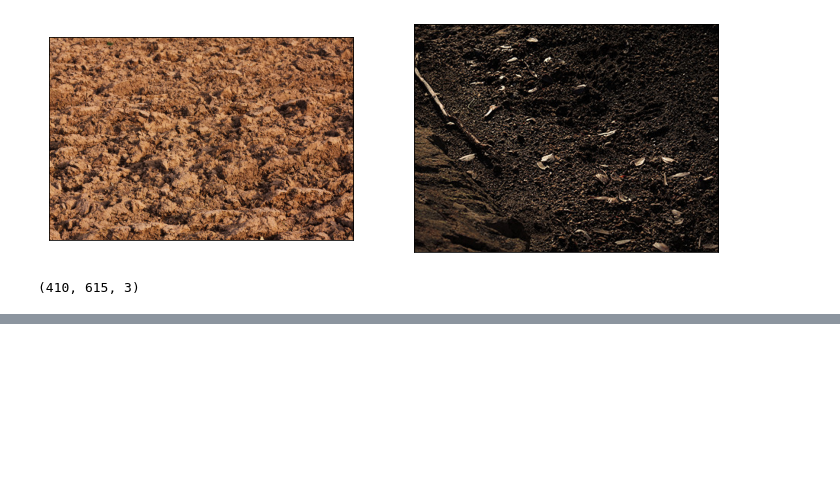
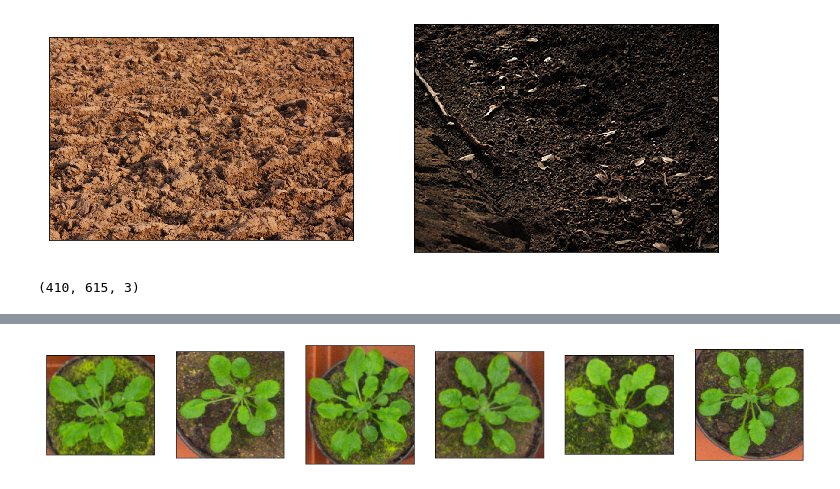
Before and after one commit to NesterukSergey/segmentation_image_augmentation, a Jupyter notebook: Drafts.ipynb, the cells around one changed output, grey strips where cells are left out. Cells and saved outputs as stored; diff of their text form; code cells hidden in the pictures; blank space fills up the shorter version.

```diff
--- a/Drafts.ipynb
+++ b/Drafts.ipynb
@@ -46,0 +69,4 @@ background_1.shape
+# %%
+show_line(images)
+# %% [output]
+[figure, added]
```
Also changed, not shown: parts of 16 cells of this notebook, 12 other files.
